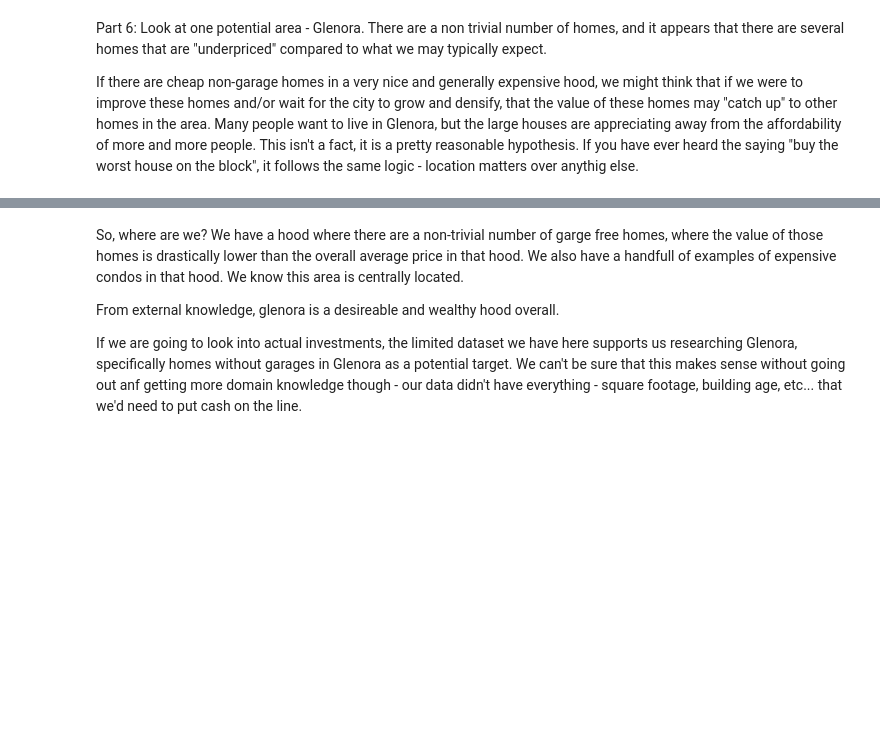
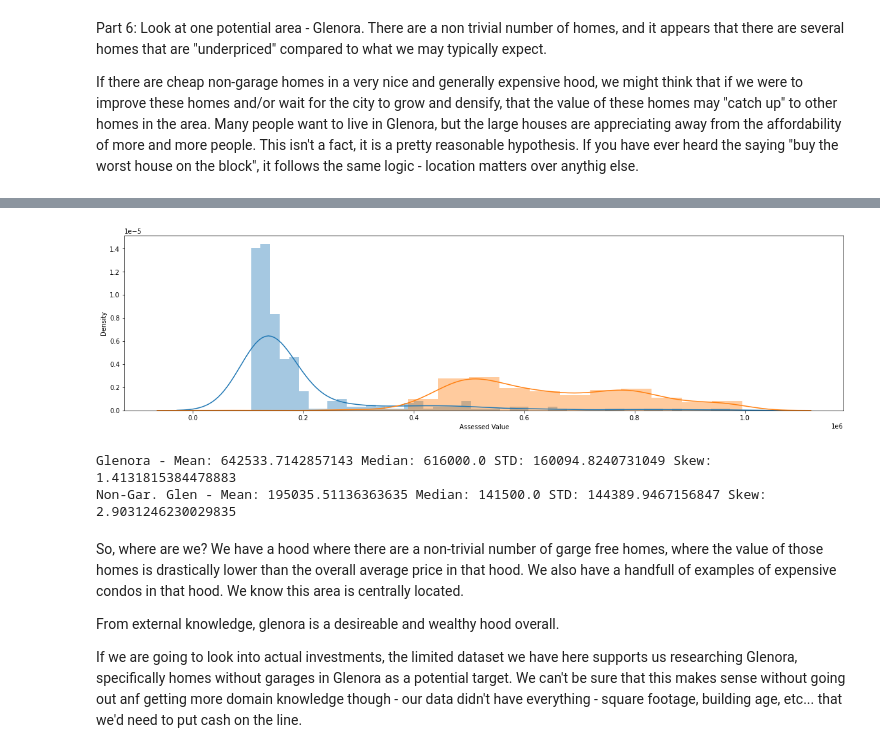
Before and after one commit to Soniyasunny1/BasicClassExamples, a Jupyter notebook: 1_Var_EDA.ipynb, the cells around one changed output, grey strips where cells are left out. Saved outputs shown, nothing was run; the diff lists cells and outputs as text; code cells hidden in the pictures; blank space fills up the shorter version.

```diff
--- a/1_Var_EDA.ipynb
+++ b/1_Var_EDA.ipynb
@@ -380,3 +380,5 @@ Part 6: Look at one potential area - Glenora. There are a non trivial number of
 If there are cheap non-garage homes in a very nice and generally expensive hood, we might think that if we were to improve these homes and/or wait for the city to grow and densify, that the value of these homes may "catch up" to other homes in the area. Many people want to live in Glenora, but the large houses are appreciating away from the affordability of more and more people. This isn't a fact, it is a pretty reasonable hypothesis. If you have ever heard the saying "buy the worst house on the block", it follows the same logic - location matters over anythig else.
 # %%
 #Extract the glenora homes into their own dataframe
+dtGlen = dt[dt["Neighbourhood"]=="GLENORA"]
+dtGlen
@@ -383,2 +399,4 @@ If there are cheap non-garage homes in a very nice and generally expensive hood,
 # %%
 #Create dataframe with all the garaged homes in Glenora, so we can compare.
+glen = df[(df["Neighbourhood"] == "GLENORA") & (df["Garage"] == "Y")]
+glen
@@ -389,3 +429,18 @@ If there are cheap non-garage homes in a very nice and generally expensive hood,
+# %%
+#Plot Glenora's homes - garage vs none.
+sns.distplot(dtGlen["Assessed Value"], hist_kws={"label":"No Garage"}, kde_kws={"label":"No Grage"},)
+sns.distplot(glen["Assessed Value"], hist_kws={"label":"Surrounding"}, kde_kws={"label":"Burbs PDF"},)
+plt.show()
+# %% [output]
+[figure, added]
+# %%
+#Take the satistics (note: the example up above of printing all the summary stats can be adapted here):
+#Take the satistics:
+print("Glenora - Mean:", glen["Assessed Value"].mean(), "Median:", glen["Assessed Value"].median(), "STD:", glen["Assessed Value"].std(), "Skew:", thinkstats2.Skewness(df_gar["Assessed Value"]))
+print("Non-Gar. Glen - Mean:", dtGlen["Assessed Value"].mean(), "Median:", dtGlen["Assessed Value"].median(), "STD:", dtGlen["Assessed Value"].std(), "Skew:", thinkstats2.Skewness(dtGlen["Assessed Value"]))
+# %% [output]
+Glenora - Mean: 642533.7142857143 Median: 616000.0 STD: 160094.8240731049 Skew: 1.4131815384478883
+Non-Gar. Glen - Mean: 195035.51136363635 Median: 141500.0 STD: 144389.9467156847 Skew: 2.9031246230029835
 # %% [markdown]
 So, where are we? We have a hood where there are a non-trivial number of garge free homes, where the value of those homes is drastically lower than the overall average price in that hood. We also have a handfull of examples of expensive condos in that hood. We know this area is centrally located.
 
```
Also changed, not shown: parts of 6 cells of this notebook, 1 other file.
